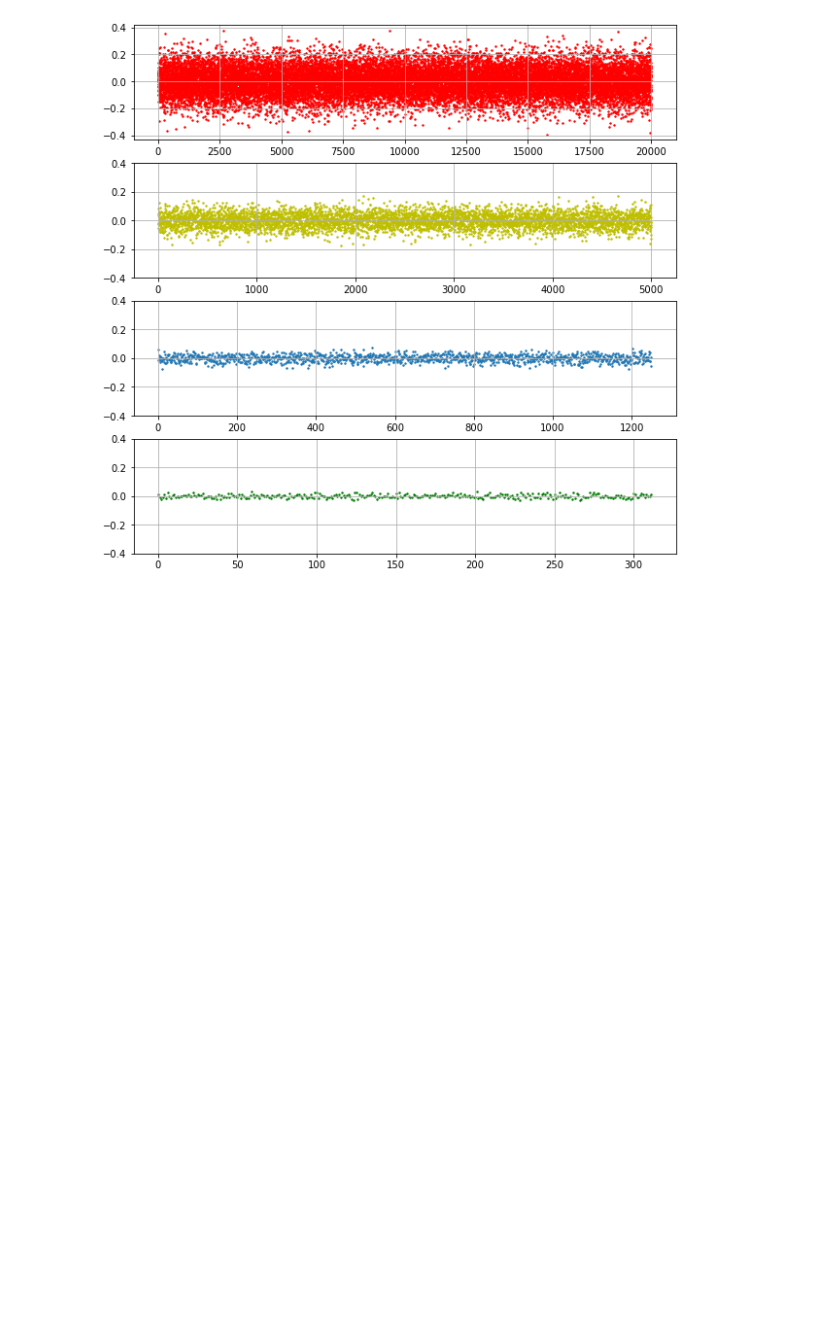
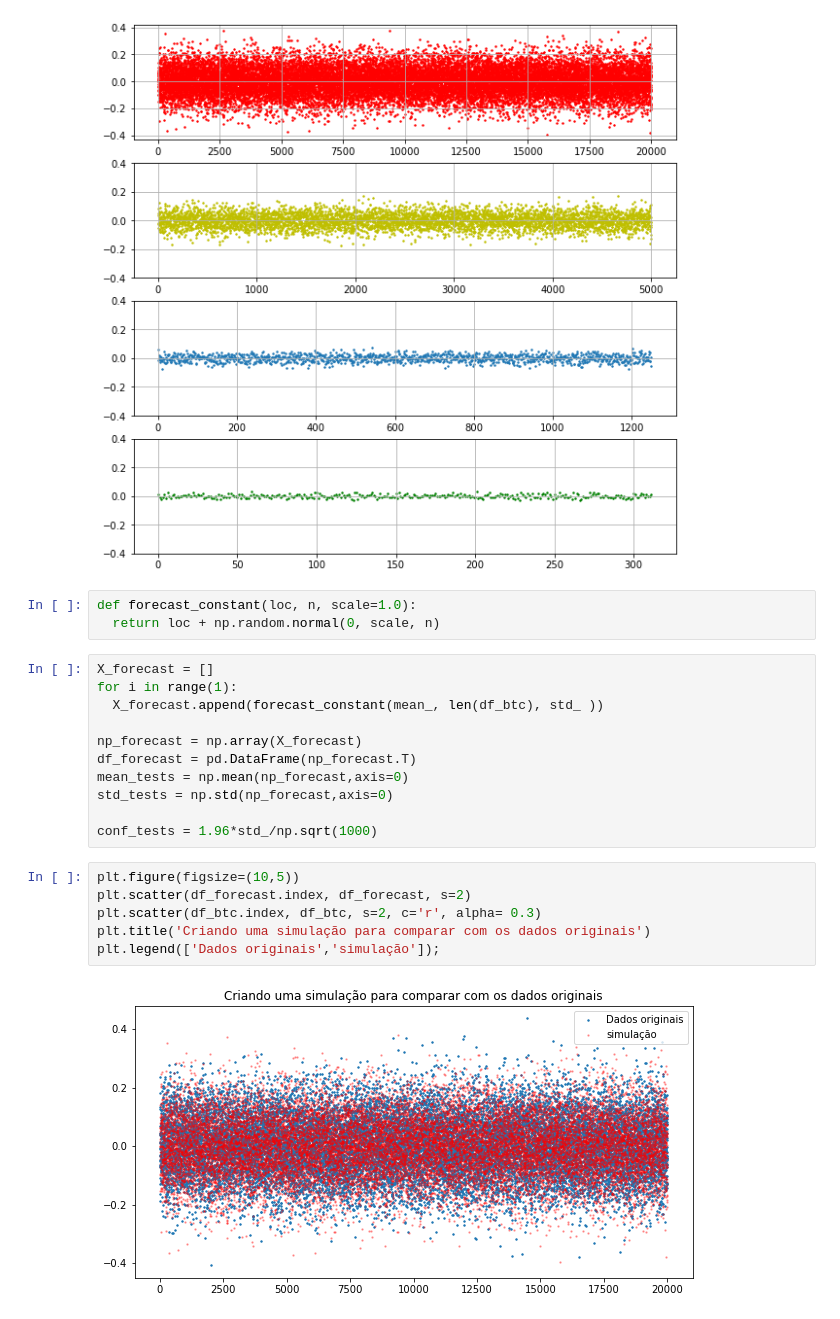
Before and after one commit to gaiogreg/projetos-lets-code, a Jupyter notebook: Projeto6/Projeto6.ipynb, the cells around one changed output. Cells and saved outputs as stored; diff of their text form; blank space fills up the shorter version.

```diff
--- a/Projeto6/Projeto6.ipynb
+++ b/Projeto6/Projeto6.ipynb
@@ -85,3 +84,25 @@ axs3.grid()
 axs4.grid()
 # %% [output]
 [figure]
+# %%
+def forecast_constant(loc, n, scale=1.0):
+  return loc + np.random.normal(0, scale, n)
+# %%
+X_forecast = []
+for i in range(1):
+  X_forecast.append(forecast_constant(mean_, len(df_btc), std_ ))
+
+np_forecast = np.array(X_forecast)
+df_forecast = pd.DataFrame(np_forecast.T)
+mean_tests = np.mean(np_forecast,axis=0)
+std_tests = np.std(np_forecast,axis=0)
+
+conf_tests = 1.96*std_/np.sqrt(1000)
+# %%
+plt.figure(figsize=(10,5))
+plt.scatter(df_forecast.index, df_forecast, s=2)
+plt.scatter(df_btc.index, df_btc, s=2, c='r', alpha= 0.3)
+plt.title('Criando uma simulação para comparar com os dados originais')
+plt.legend(['Dados originais','simulação']);
+# %% [output]
+[figure, added]
```
Also changed, not shown: parts of 3 cells of this notebook.
